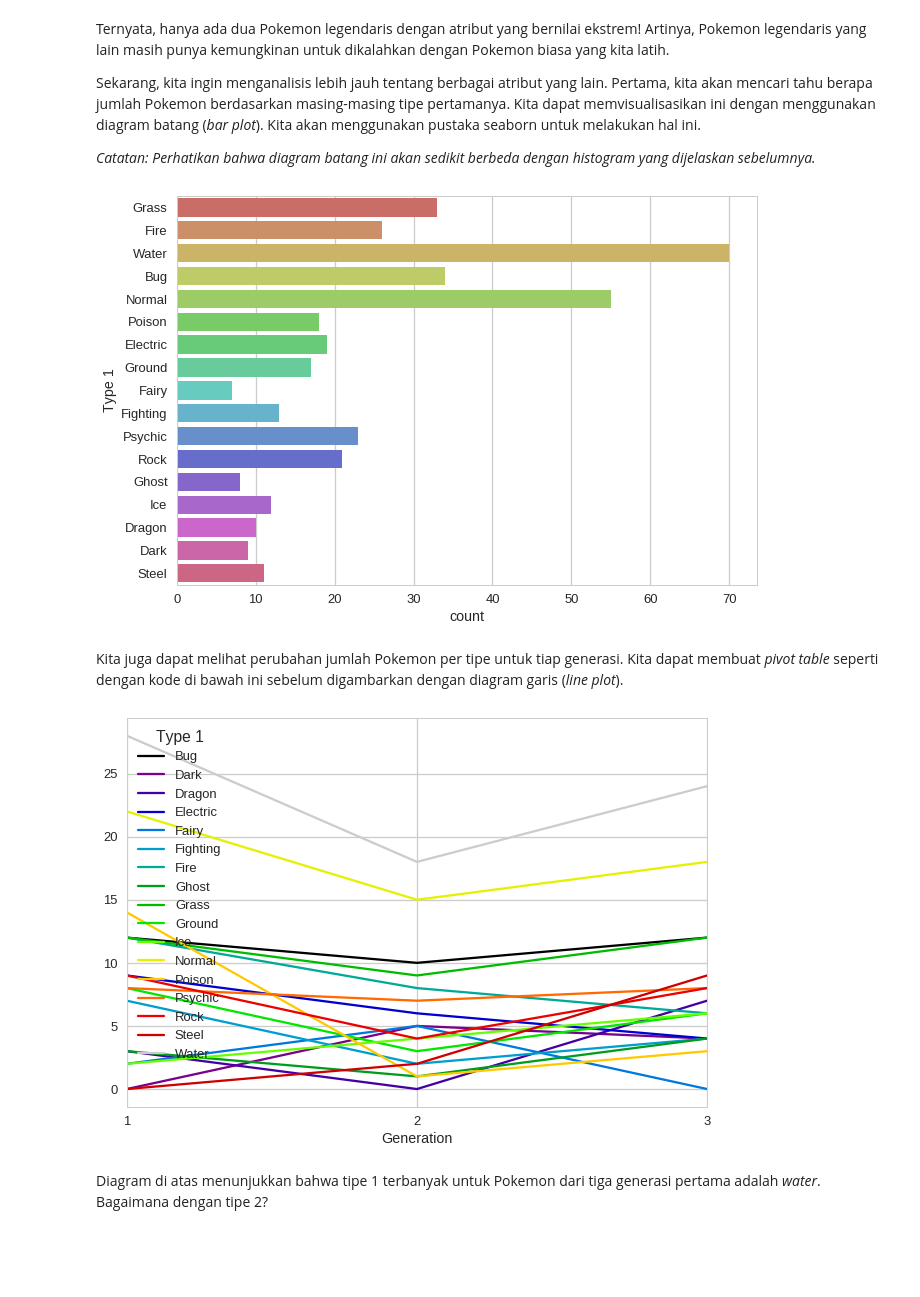
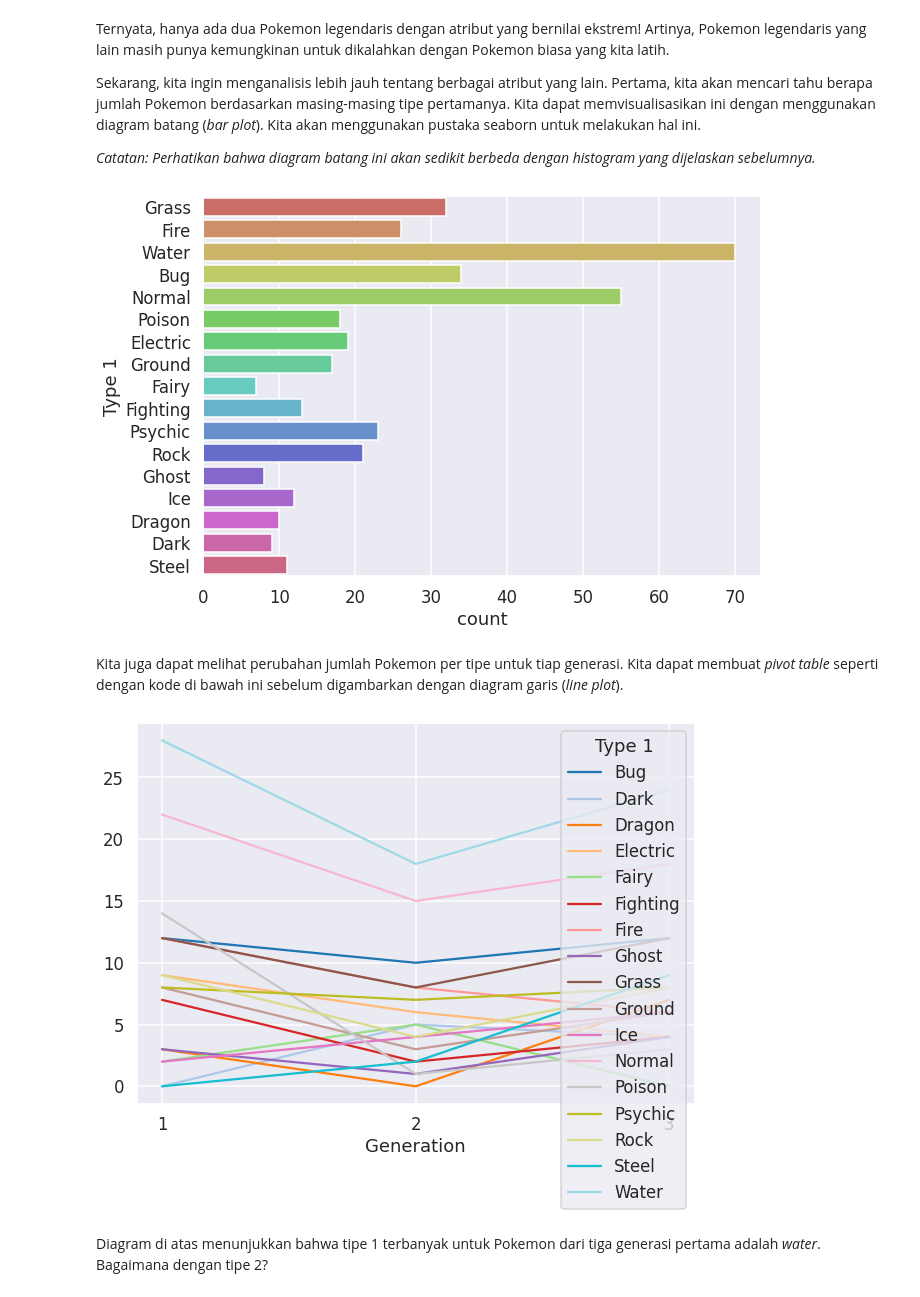
Before and after one commit to aliakbars/uai-dm, a Jupyter notebook: scripts/lab1.ipynb, the cells around one changed output. Drawn from its saved outputs; the diff is of its cells as text; code cells hidden in the pictures; blank space fills up the shorter version.

```diff
--- a/scripts/lab1.ipynb
+++ b/scripts/lab1.ipynb
@@ -20,7 +20,7 @@ import pandas as pd
 import seaborn as sns
 %matplotlib inline
 
-sns.set(context='talk', palette='hls', style='whitegrid')
+sns.set(context='talk', palette='hls')
 # %% [markdown]
 ## Manipulasi dan Deskripsi Data
 
@@ -76,5 +75,5 @@ df[df['Name'].apply(lambda x: 'Mega ' in x)]
 # %%
 # Membuang Pokemon mega evolution
-df = df[~df['Name'].apply(lambda x: 'Mega ' in x)]
+df = df[~df['Name'].str.contains('Mega')]
 df.shape
 # %% [output]
@@ -156,6 +155,8 @@ Faktanya, tiga tipe 1 terbanyak dari Pokemon legendaris adalah *dragon*, *psychi
 ## Visualisasi Data
 
 Untuk tahu lebih pasti, kita dapat menggambarkan nilai total atribut untuk mengetahui perbedaan distribusi Pokemon legendaris dan biasa. Hal ini bisa dilakukan dengan membuat histogram.
+# %%
+plt.rcParams['figure.figsize'] = (10,7)
 # %%
 sns.distplot(df[df['Legendary'] == True]['Total'], label='Legendary')
 sns.distplot(df[df['Legendary'] == False]['Total'], label='Common')
@@ -202,15 +203,15 @@ Sekarang, kita ingin menganalisis lebih jauh tentang berbagai atribut yang lain.
 # %%
 sns.countplot(y='Type 1', data=poke3, palette='hls');
 # %% [output]
-[figure, old version]
+[figure, new version]
 # %% [markdown]
 Kita juga dapat melihat perubahan jumlah Pokemon per tipe untuk tiap generasi. Kita dapat membuat *pivot table* seperti dengan kode di bawah ini sebelum digambarkan dengan diagram garis (*line plot*).
 # %%
 pv = pd.pivot_table(poke3, values='#', index=['Generation'], columns=['Type 1'], aggfunc='count').fillna(0)
-ax = pv.plot.line(cmap='spectral')
+ax = pv.plot.line(cmap='tab20')
 ax.set_xticks([1,2,3]);
 # %% [output]
-[figure, old version]
+[figure, new version]
 # %% [markdown]
 Diagram di atas menunjukkan bahwa tipe 1 terbanyak untuk Pokemon dari tiga generasi pertama adalah *water*. Bagaimana dengan tipe 2?
 # %%
```
Also changed, not shown: parts of 14 cells of this notebook.
